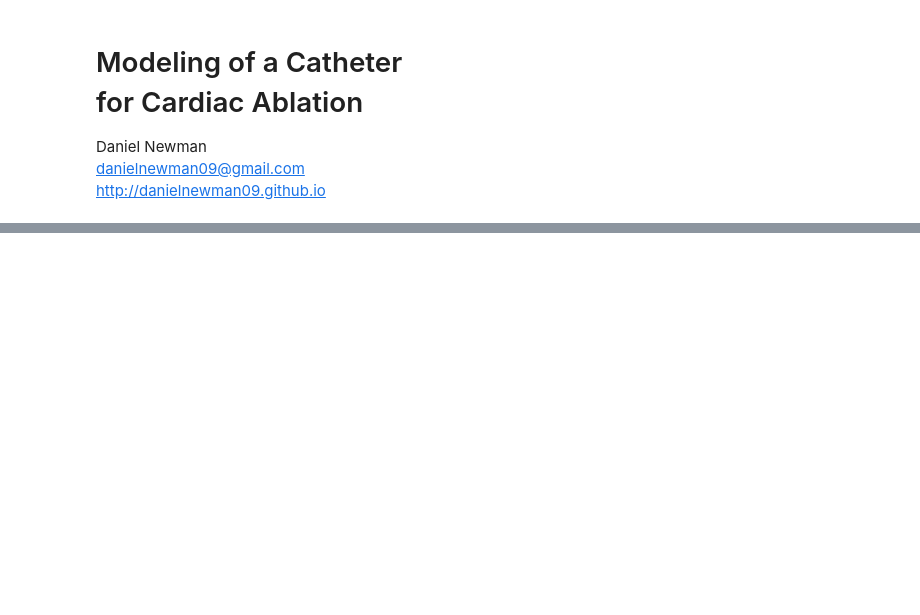
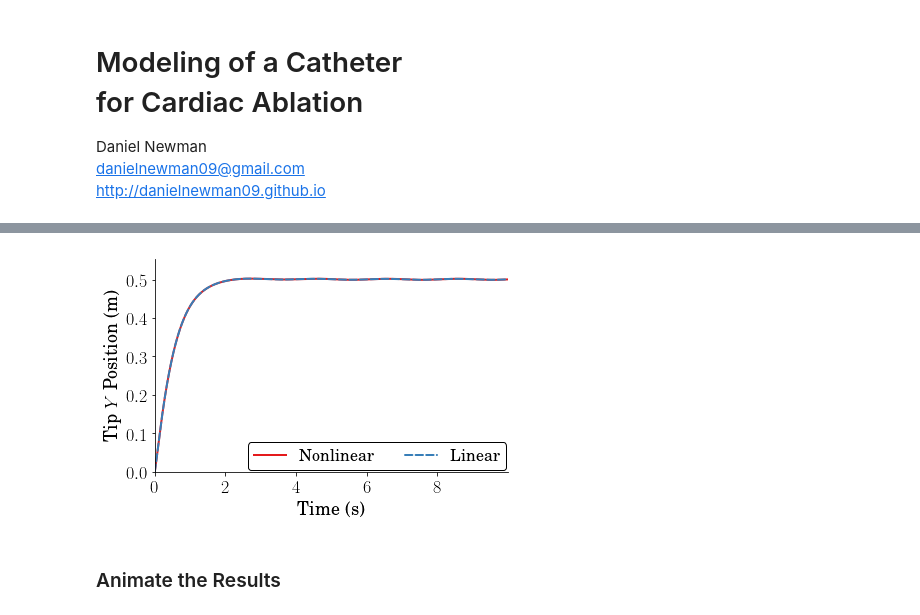
Before and after one commit to danielnewman09/VaTech-ML-SysID, a Jupyter notebook: code/notebooks/Create-Model.ipynb, the cells around one changed output, grey strips where cells are left out. Drawn from its saved outputs; the diff is of its cells as text; code cells hidden in the pictures; blank space fills up the shorter version.

```diff
--- a/code/notebooks/Create-Model.ipynb
+++ b/code/notebooks/Create-Model.ipynb
@@ -158,0 +798,13 @@ HTML("<div id='textid'>" + pystartlife + "</div>")
+# %%
+plot.generate_plot(time,
+              np.vstack((y_nonlin[:,-1],y_linear[:,-1])),
+              ['Nonlinear','Linear'],
+              'Time (s)',
+              r'Tip $Y$ Position (m)',
+              filename='y_Tip',
+              folder='Simulations/',
+              num_col=2,legend_loc='best',ymax=0.1,ymin=0.01,showplot=True)
+# %% [output]
+[figure, added]
+# %% [markdown]
+<h3 id="Animate-the-Results">Animate the Results</h3>
```
Also changed, not shown: parts of 42 cells of this notebook, 19 other files.
